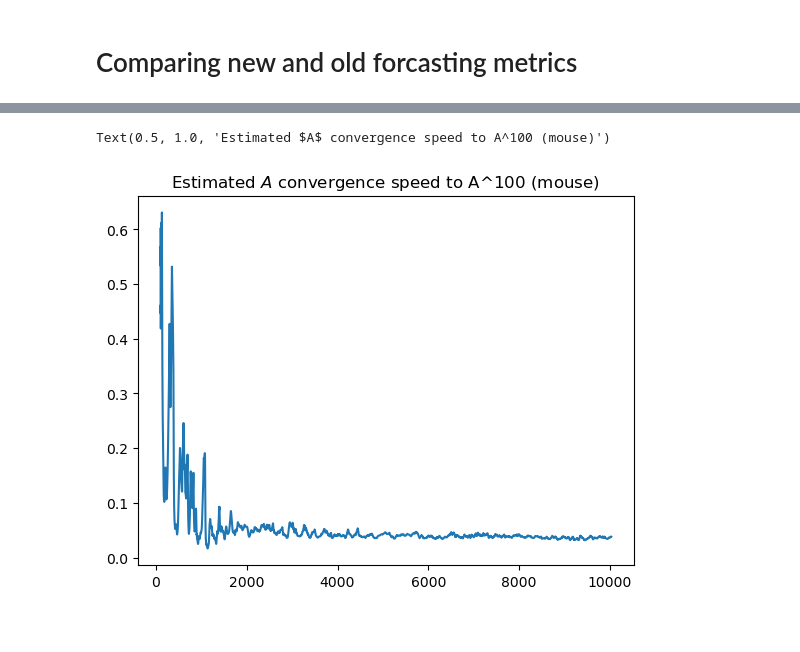
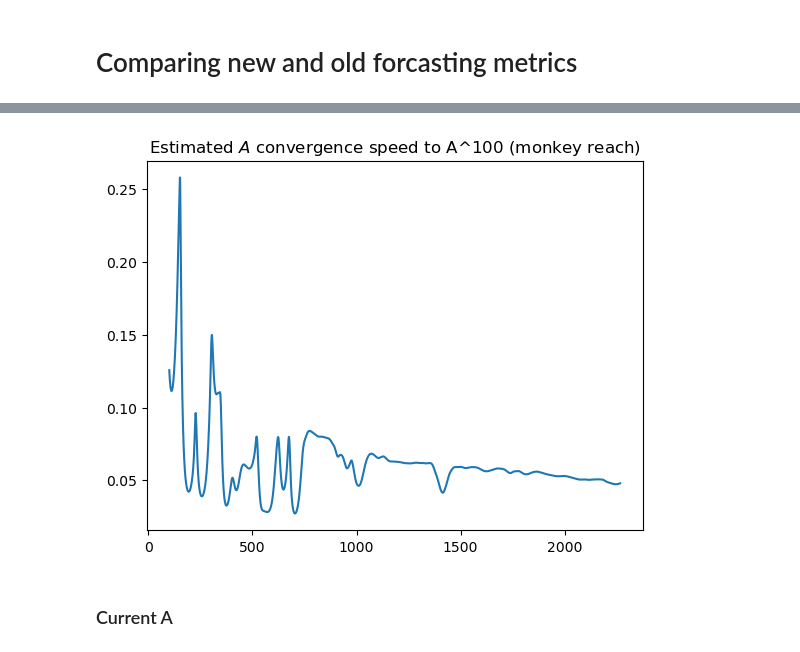
Before and after one commit to draeloslab/Bubblewrap, a Jupyter notebook: generated/bubblewrap_runs/Run Inspector.ipynb, the cells around one changed output, grey strips where cells are left out. Saved outputs shown, nothing was run; the diff lists cells and outputs as text; code cells hidden in the pictures.

```diff
--- a/generated/bubblewrap_runs/Run Inspector.ipynb
+++ b/generated/bubblewrap_runs/Run Inspector.ipynb
@@ -23,4 +30,4 @@ files[-2:]
 # %%
-file = 'bubblewrap_run_2023-04-27-10-34-20.pickle'
+file = 'bubblewrap_run_2023-04-27-11-39-52.pickle'
 file
 # %% [output]
@@ -45,0 +110,3 @@ plt.plot(br.bw_parameters["lookahead_steps"], pp_means)
+# %%
+A_no_diagonals = np.array(A_less_nodes)
+A_no_diagonals[np.diag_indices(A_no_diagonals.shape[0])] = 0
@@ -47,0 +160,2 @@ plt.plot(br.bw_parameters["lookahead_steps"], pp_means)
+# %%
+datasets = pd.DataFrame(columns=["old_way_file", "new_way_file", "shuffled_old_way_file", "shuffled_new_way_file", "has_A", "has_states"])
@@ -149,11 +380,12 @@ plt.colorbar();
 # %%
-AA = new_way_br.A_list
-AAH = np.array([np.power(a,100) for a in AA])
+if datasets.loc[dataset].has_A:
 
-Ah_differences = np.zeros((AA.shape[0], AA.shape[0]))
-for i in tqdm.tqdm(range(AA.shape[0])):
-    for j in range(AA.shape[0]):
-        if abs(i-j) < 1000:
+    AA = new_way_br.A_list
+    AAH = np.array([np.power(a,100) for a in AA])
+
+    Ah_differences = np.zeros((AA.shape[0], AA.shape[0]))
+    for i in tqdm.tqdm(range(AA.shape[0])):
+        for j in range(AA.shape[0]):
             Ah_differences[i,j] = np.linalg.norm(AAH[i] - AAH[j])
             Ah_differences[j,i] = Ah_differences[i,j]
 # %%
@@ -169,30 +403,32 @@ plt.colorbar();
 # %%
-%matplotlib inline
-def get_slope(a):
-    power = 20
-    a_final = np.linalg.matrix_power(a, 100)
-    current = a
-    distances = []
-    for _ in range(power+1):
-        distances.append(np.linalg.norm(current - a_final))
-        current = current @ a
-    d = np.diff(np.log(distances))
+if datasets.loc[dataset].has_A:
+    %matplotlib inline
+    def get_slope(a):
+        power = 20
+        a_final = np.linalg.matrix_power(a, 100)
+        current = a
+        distances = []
+        for _ in range(power+1):
+            distances.append(np.linalg.norm(current - a_final))
+            current = current @ a
+        d = np.diff(np.log(distances))
 
 
-    return d[10:].mean()
+        return d[10:].mean()
 
-plt.figure()
-slopes = []
-end = AA.shape[0]
-start = 100
-for i in range(start,end):
-    slopes.append(get_slope(AA[i]))
-slopes = np.array(slopes)
-plt.plot(np.arange(start,end),-slopes)
-plt.title(f"Estimated $A$ convergence speed to A^100 ({dataset})")
+    plt.figure()
+    slopes = []
+    end = AA.shape[0]
+    start = 100
+    for i in range(start,end):
+        slopes.append(get_slope(AA[i]))
+    slopes = np.array(slopes)
+    plt.plot(np.arange(start,end),-slopes)
+    plt.title(f"Estimated $A$ convergence speed to A^100 ({dataset})");
 # %% [output]
-Text(0.5, 1.0, 'Estimated $A$ convergence speed to A^100 (mouse)')
-[figure, old version]
+[figure, new version]
+# %% [markdown]
+### Current A
 # %%
 s = np.sort(np.abs(np.linalg.eigvals(old_way_br.A)))[::-1]
 plt.plot(s,'.')
```
Also changed, not shown: parts of 75 cells of this notebook, 3 other files.
